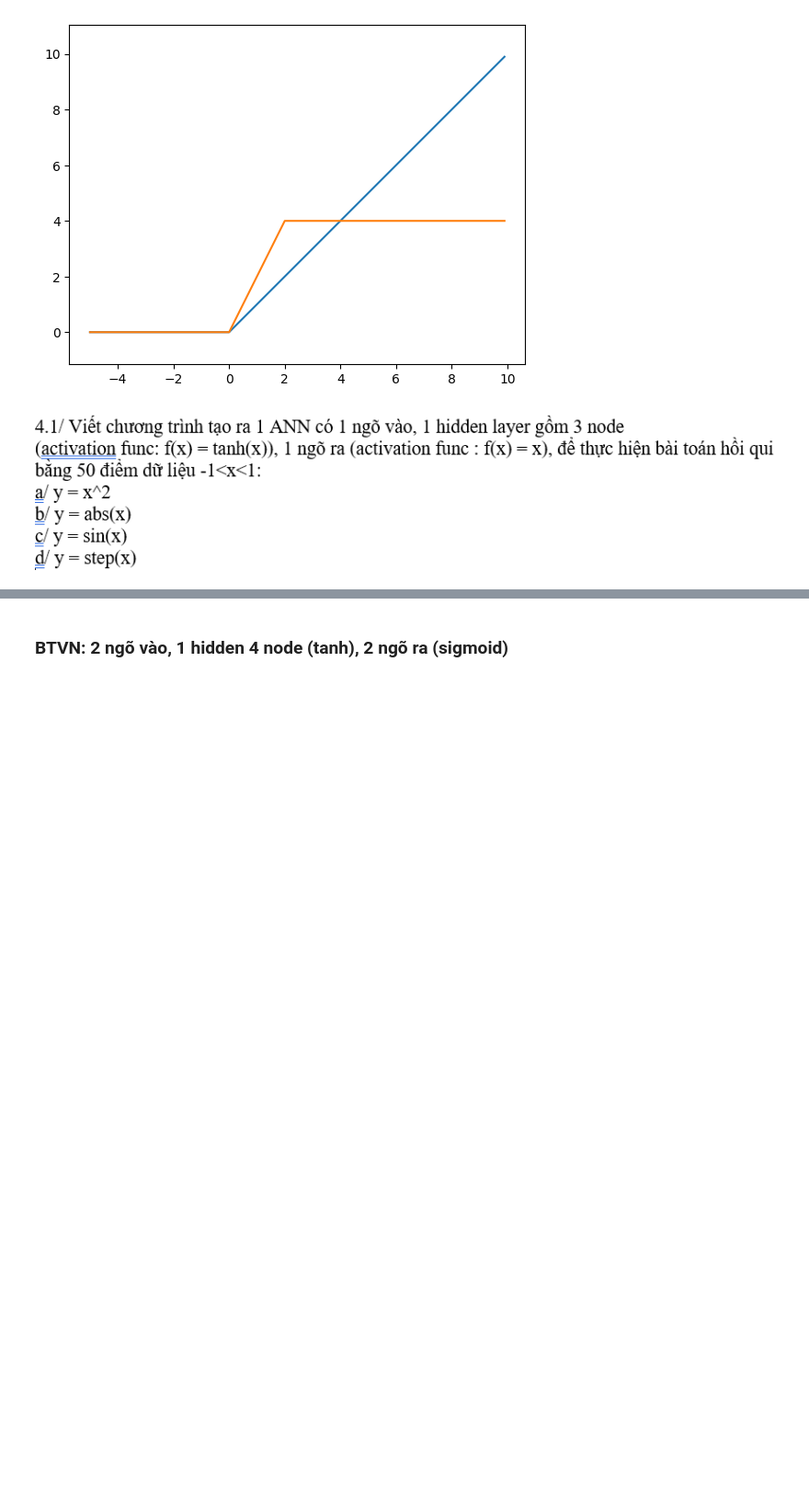
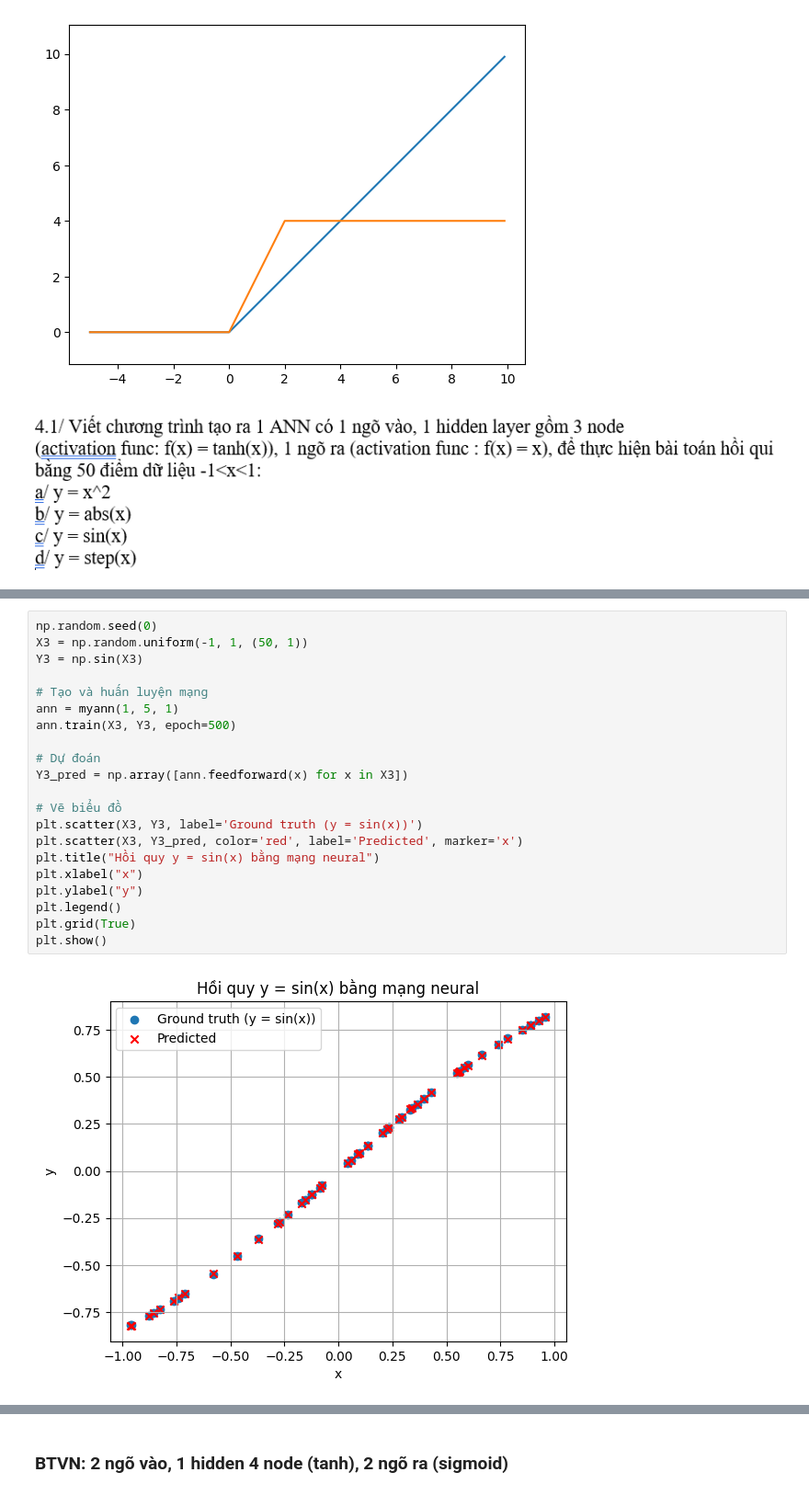
Before and after one commit to Nhunk/deeplearning, a Jupyter notebook: BTTH/Bai4.12Chuong2.ipynb, the cells around one changed output, grey strips where cells are left out. Shown: that part at 92% size. Cells and saved outputs as stored; diff of their text form; blank space fills up the shorter version.

```diff
--- a/BTTH/Chuong2_ArtificialNeuralNetworks.ipynb
+++ b/BTTH/Bai4.12Chuong2.ipynb
@@ -122,0 +180,23 @@ out [-2.]
+# %%
+np.random.seed(0)
+X3 = np.random.uniform(-1, 1, (50, 1))
+Y3 = np.sin(X3)
+
+# Tạo và huấn luyện mạng
+ann = myann(1, 5, 1)
+ann.train(X3, Y3, epoch=500)
+
+# Dự đoán
+Y3_pred = np.array([ann.feedforward(x) for x in X3])
+
+# Vẽ biểu đồ
+plt.scatter(X3, Y3, label='Ground truth (y = sin(x))')
+plt.scatter(X3, Y3_pred, color='red', label='Predicted', marker='x')
+plt.title("Hồi quy y = sin(x) bằng mạng neural")
+plt.xlabel("x")
+plt.ylabel("y")
+plt.legend()
+plt.grid(True)
+plt.show()
+# %% [output]
+[figure, added]
```
Also changed, not shown: parts of 5 cells of this notebook, 3 other files.
